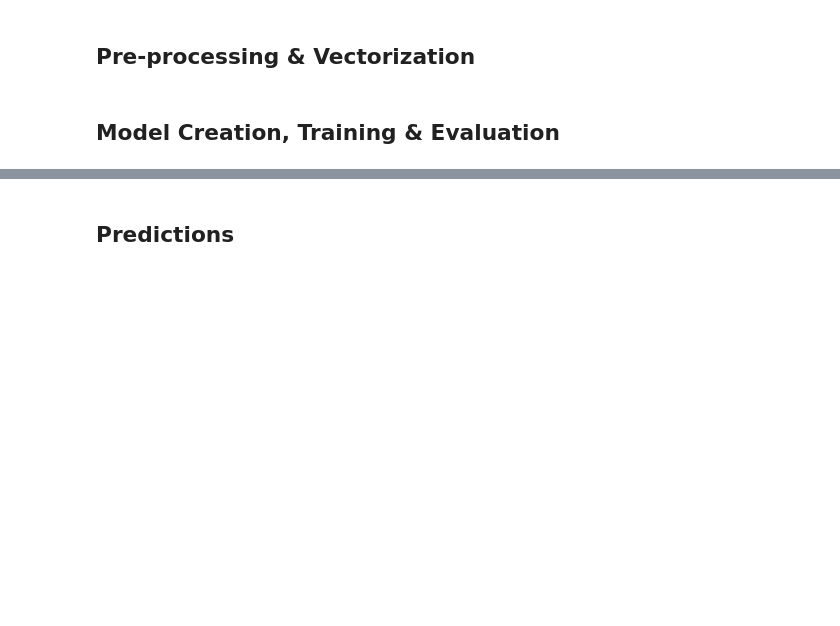
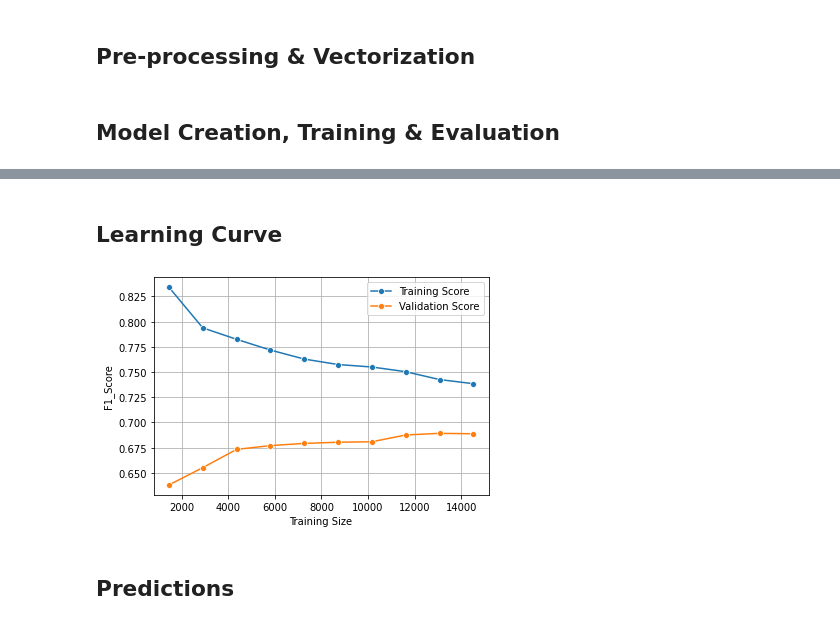
Before and after one commit to d-maniatakos/covid19-vaccine-sentiment-analysis, a Jupyter notebook: vaccine_sentiment_classifier.ipynb, the cells around one changed output, grey strips where cells are left out. Drawn from its saved outputs; the diff is of its cells as text; code cells hidden in the pictures; blank space fills up the shorter version.

Commit message:
created custom learning curve and added some comments

```diff
--- a/vaccine_sentiment_classifier.ipynb
+++ b/vaccine_sentiment_classifier.ipynb
@@ -222,6 +216,31 @@ print('F1-Score: ' + str(f1))
 Precision: 0.7180675256978492
 Recall: 0.6862401402278703
 F1-Score: 0.6952448855967426
+# %% [markdown]
+## **Learning Curve**
+# %%
+training_sizes = [int(x_train.shape[0]*i /11) for i in range(1, 11)]
+training_scores = []
+validation_scores = []
+
+# train the model for 10 different training sizes and save training and validation f1_scores
+for training_size in training_sizes:
+  classifier.fit(x_train[:training_size, :], y_train[:training_size])
+  training_predictions = classifier.predict(x_train[:training_size, :])
+  validation_predictions = classifier.predict(x_validation)
+  training_scores.append(f1_score(y_train[:training_size], training_predictions, average='weighted'))
+  validation_scores.append(f1_score(y_validation, validation_predictions, average='weighted'))
+
+# plot the learning curve
+plt.xlabel('Training Size')
+plt.ylabel('F1-Score')
+sns.lineplot(x=training_sizes, y=training_scores,  marker="o")
+sns.lineplot(x=training_sizes, y=validation_scores,  marker="o")
+plt.legend(['Training Score', 'Validation Score'])
+plt.grid()
+plt.show()
+# %% [output]
+[figure, added]
 # %% [markdown]
 ## **Predictions**
 # %%
```
Also changed, not shown: parts of 3 cells of this notebook.
